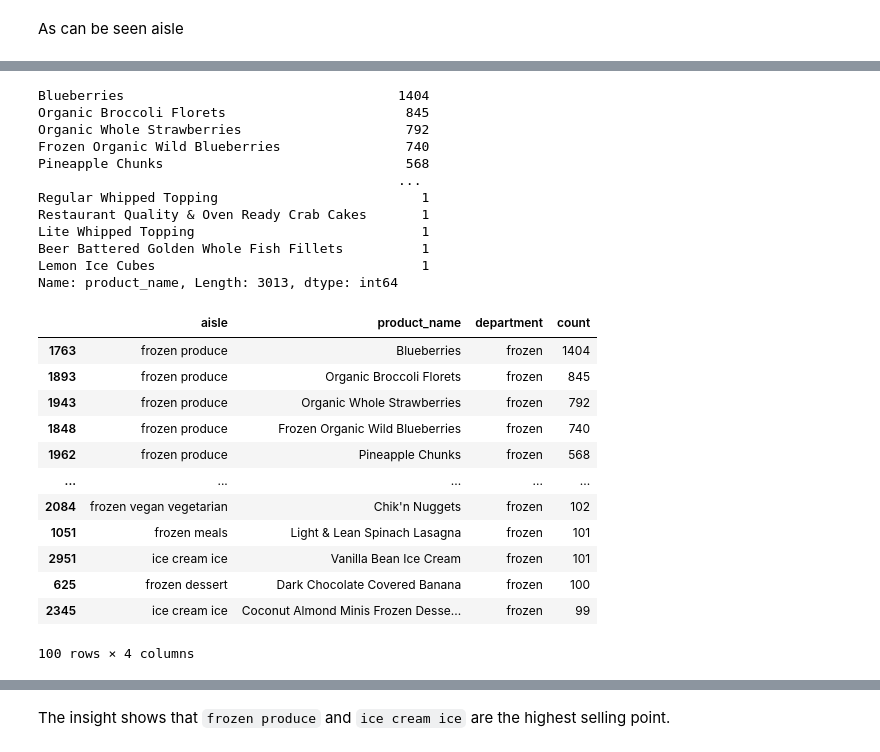
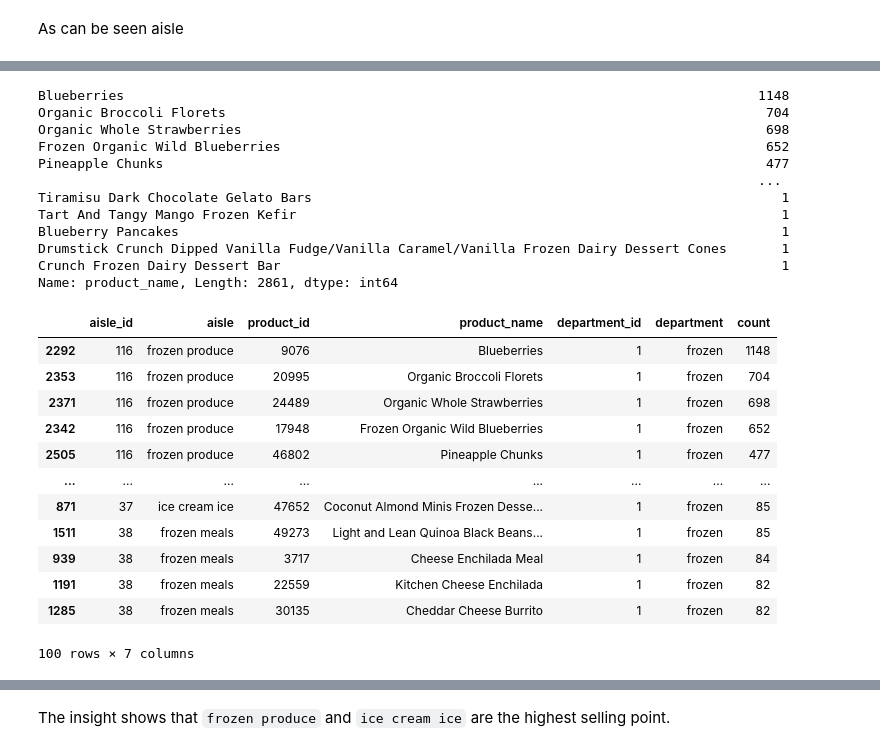
Before and after one commit to m7mdE/MMA-Datathon-Supermarket-Analysis, a Jupyter notebook: Datathon.ipynb, the cells around one changed output, grey strips where cells are left out. Cells and saved outputs as stored; diff of their text form; code cells hidden in the pictures.

```diff
--- a/Datathon.ipynb
+++ b/Datathon.ipynb
@@ -234,3 +234,13 @@ array(['produce', 'canned goods', 'pantry', 'bakery', 'personal care',
 It did remove the aisle
 # %% [markdown]
 ## 2. Product Selection
+# %%
+# Sampling data first
+# df_chunk = df['order_id'].sample(frac=0.8).copy()
+
+train_order_ids = df['order_id'].sample(n=int(df['order_id'].nunique()*.8), random_state=1)
+train_mask = df['order_id'].isin(train_order_ids)
+train_data = df[train_mask]
+print(train_data.shape)
+test_data = df[~train_mask]
+print(test_data.shape)
@@ -237,6 +258,6 @@ It did remove the aisle
 # %%
 # import the library needed to split
-from sklearn.model_selection import train_test_split
+# from sklearn.model_selection import train_test_split
 
 # splitting the data
-train_data, test_data = train_test_split(df, test_size=0.2, random_state=1)
+# train_data, test_data = train_test_split(df, test_size=0.2, random_state=1)
@@ -426,35 +423,36 @@ freezer_df[freezer_df['product_name'] == 'Blueberries']
 # let us see the most selling product in frozen department
 freezer_df['product_name'].value_counts()
 # %% [output]
-Blueberries                                   1404
-Organic Broccoli Florets                       845
-Organic Whole Strawberries                     792
-Frozen Organic Wild Blueberries                740
-Pineapple Chunks                               568
-                                              ...
-Regular Whipped Topping                          1
-Restaurant Quality & Oven Ready Crab Cakes       1
-Lite Whipped Topping                             1
-Beer Battered Golden Whole Fish Fillets          1
-Lemon Ice Cubes                                  1
-Name: product_name, Length: 3013, dtype: int64
+Blueberries                                                                                 1148
+Organic Broccoli Florets                                                                     704
+Organic Whole Strawberries                                                                   698
+Frozen Organic Wild Blueberries                                                              652
+Pineapple Chunks                                                                             477
+                                                                                            ...
+Tiramisu Dark Chocolate Gelato Bars                                                            1
+Tart And Tangy Mango Frozen Kefir                                                              1
+Blueberry Pancakes                                                                             1
+Drumstick Crunch Dipped Vanilla Fudge/Vanilla Caramel/Vanilla Frozen Dairy Dessert Cones       1
+Crunch Frozen Dairy Dessert Bar                                                                1
+Name: product_name, Length: 2861, dtype: int64
 # %%
 # Shows the highest 100 selling product
-top_freezer = freezer_df.groupby(['aisle', 'product_name', 'department']).size().reset_index(name='count')\
+top_freezer = freezer_df.groupby(['aisle_id', 'aisle', 'product_id', 'product_name', 'department_id', 'department'])\
+    .size().reset_index(name='count')\
     .sort_values(by='count', ascending=False).head(100)
 top_freezer
 # %% [output]
-|  | aisle | product_name | department | count |
-| 1763 | frozen produce | Blueberries | frozen | 1404 |
-| 1893 | frozen produce | Organic Broccoli Florets | frozen | 845 |
-| 1943 | frozen produce | Organic Whole Strawberries | frozen | 792 |
-| 1848 | frozen produce | Frozen Organic Wild Blueberries | frozen | 740 |
-| 1962 | frozen produce | Pineapple Chunks | frozen | 568 |
-| ... | ... | ... | ... | ... |
-| 2084 | frozen vegan vegetarian | Chik'n Nuggets | frozen | 102 |
-| 1051 | frozen meals | Light & Lean Spinach Lasagna | frozen | 101 |
-| 2951 | ice cream ice | Vanilla Bean Ice Cream | frozen | 101 |
-| 625 | frozen dessert | Dark Chocolate Covered Banana | frozen | 100 |
-| 2345 | ice cream ice | Coconut Almond Minis Frozen Desse... | frozen | 99 |
+|  | aisle_id | aisle | product_id | product_name | department_id | department | count |
+| 2292 | 116 | frozen produce | 9076 | Blueberries | 1 | frozen | 1148 |
+| 2353 | 116 | frozen produce | 20995 | Organic Broccoli Florets | 1 | frozen | 704 |
+| 2371 | 116 | frozen produce | 24489 | Organic Whole Strawberries | 1 | frozen | 698 |
+| 2342 | 116 | frozen produce | 17948 | Frozen Organic Wild Blueberries | 1 | frozen | 652 |
+| 2505 | 116 | frozen produce | 46802 | Pineapple Chunks | 1 | frozen | 477 |
+| ... | ... | ... | ... | ... | ... | ... | ... |
+| 871 | 37 | ice cream ice | 47652 | Coconut Almond Minis Frozen Desse... | 1 | frozen | 85 |
+| 1511 | 38 | frozen meals | 49273 | Light and Lean Quinoa Black Beans... | 1 | frozen | 85 |
+| 939 | 38 | frozen meals | 3717 | Cheese Enchilada Meal | 1 | frozen | 84 |
+| 1191 | 38 | frozen meals | 22559 | Kitchen Cheese Enchilada | 1 | frozen | 82 |
+| 1285 | 38 | frozen meals | 30135 | Cheddar Cheese Burrito | 1 | frozen | 82 |
-100 rows × 4 columns
+100 rows × 7 columns
 # %%
```
Also changed, not shown: parts of 51 cells of this notebook.
